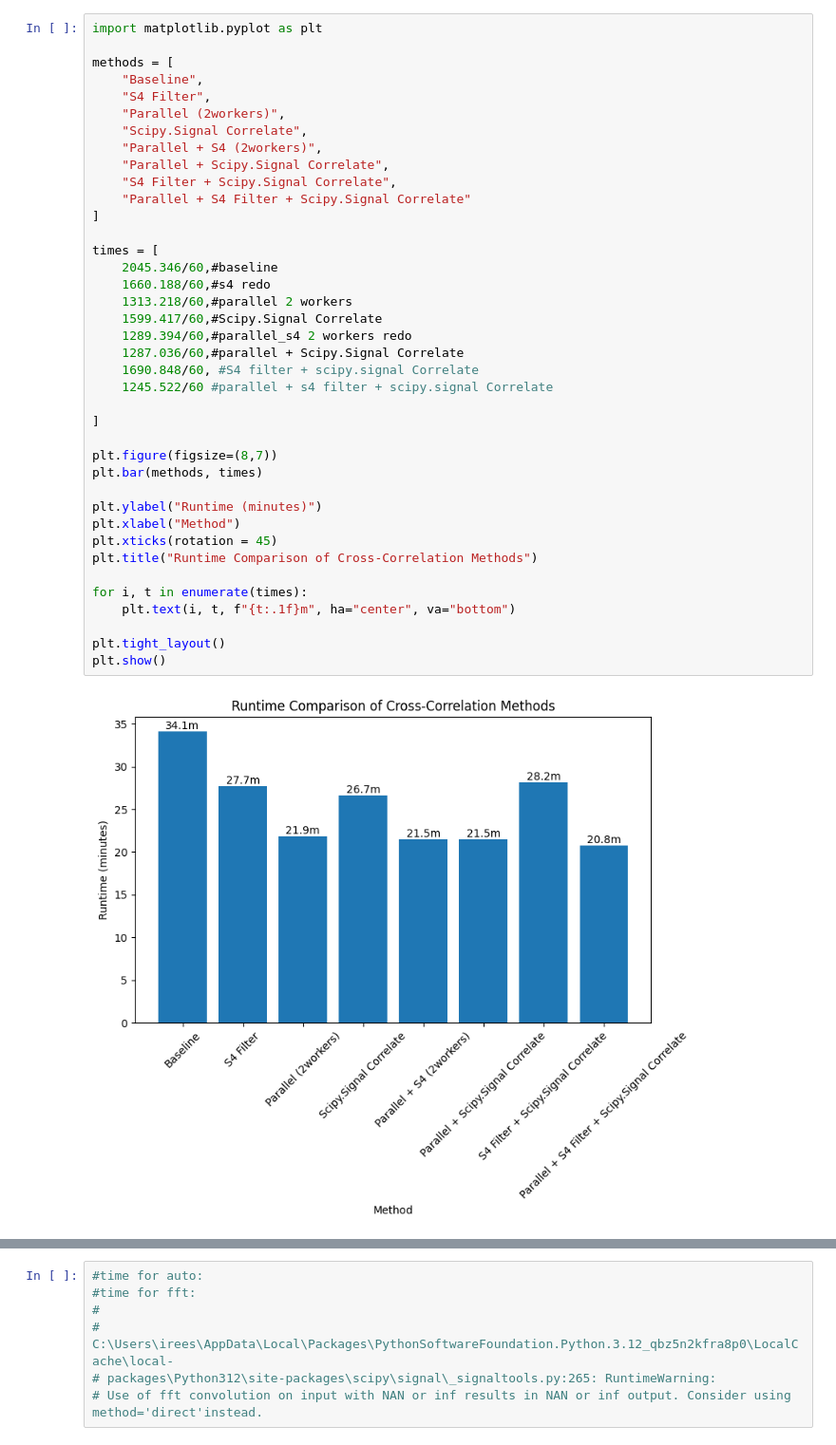
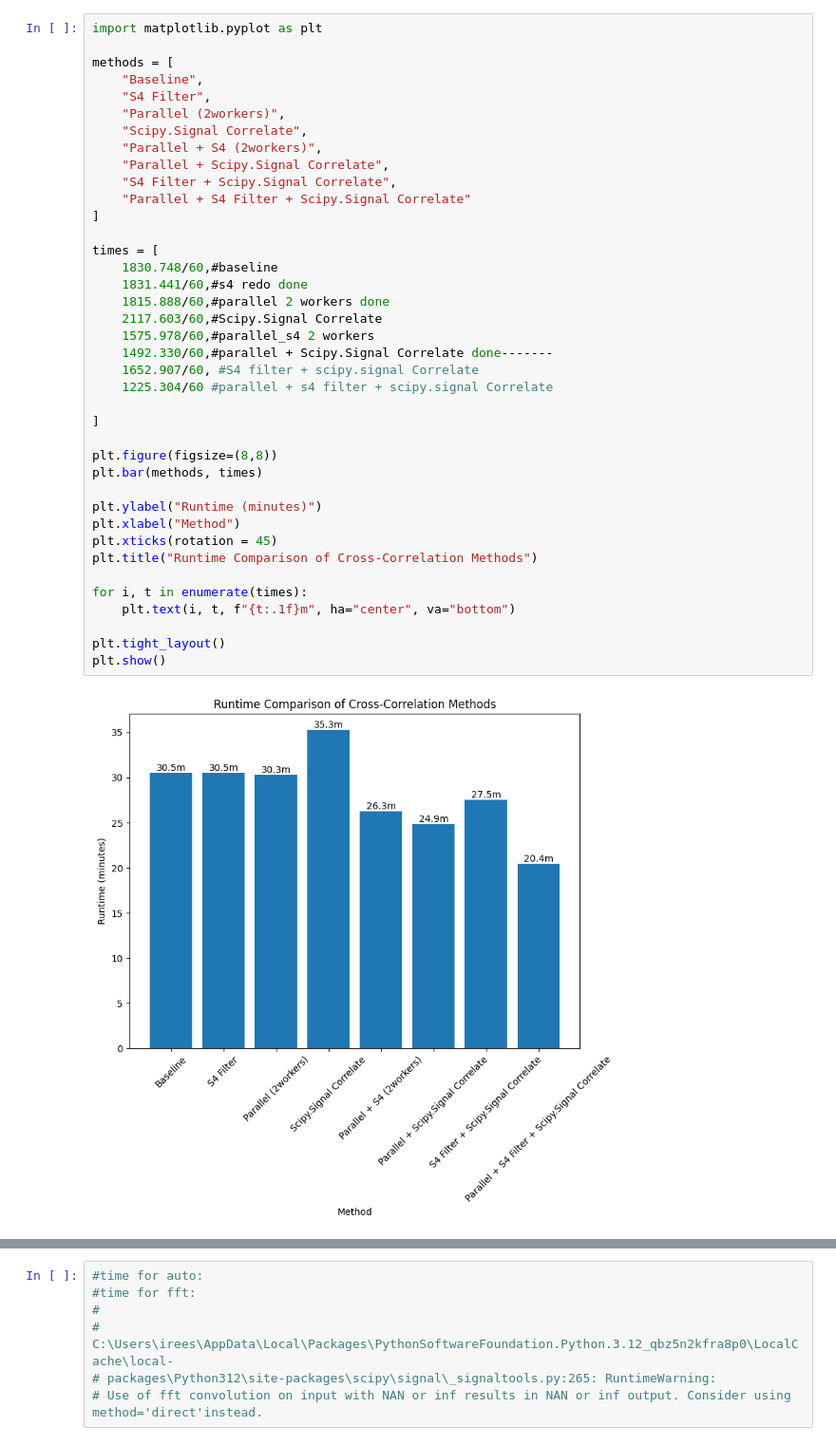
Before and after one commit to reeshabanumula/scintkit_summer, a Jupyter notebook: src/scintkit/space_receiver_processing/zzmethod_bar_chart.ipynb, the cells around one changed output, grey strips where cells are left out. Shown at 95% size. Saved outputs shown, nothing was run; the diff lists cells and outputs as text.

```diff
--- a/src/scintkit/space_receiver_processing/zzmethod_bar_chart.ipynb
+++ b/src/scintkit/space_receiver_processing/zzmethod_bar_chart.ipynb
@@ -2,43 +2,43 @@
 import matplotlib.pyplot as plt
 
 methods = [
     "Baseline",
     "S4 Filter",
     "Parallel (2workers)",
     "Scipy.Signal Correlate",
     "Parallel + S4 (2workers)",
     "Parallel + Scipy.Signal Correlate",
     "S4 Filter + Scipy.Signal Correlate",
     "Parallel + S4 Filter + Scipy.Signal Correlate"
 ]
 
 times = [
-    2045.346/60,#baseline
-    1660.188/60,#s4 redo
-    1313.218/60,#parallel 2 workers
-    1599.417/60,#Scipy.Signal Correlate
-    1289.394/60,#parallel_s4 2 workers redo
-    1287.036/60,#parallel + Scipy.Signal Correlate
-    1690.848/60, #S4 filter + scipy.signal Correlate
-    1245.522/60 #parallel + s4 filter + scipy.signal Correlate
+    1830.748/60,#baseline
+    1831.441/60,#s4 redo done
+    1815.888/60,#parallel 2 workers done
+    2117.603/60,#Scipy.Signal Correlate
+    1575.978/60,#parallel_s4 2 workers
+    1492.330/60,#parallel + Scipy.Signal Correlate done-------
+    1652.907/60, #S4 filter + scipy.signal Correlate
+    1225.304/60 #parallel + s4 filter + scipy.signal Correlate
 
 ]
 
-plt.figure(figsize=(8,7))
+plt.figure(figsize=(8,8))
 plt.bar(methods, times)
 
 plt.ylabel("Runtime (minutes)")
 plt.xlabel("Method")
 plt.xticks(rotation = 45)
 plt.title("Runtime Comparison of Cross-Correlation Methods")
 
 for i, t in enumerate(times):
     plt.text(i, t, f"{t:.1f}m", ha="center", va="bottom")
 
 plt.tight_layout()
 plt.show()
 # %% [output]
-[figure, old version]
+[figure, new version]
 # %%
 #baseline
 # Manually enter your times
```
Also changed, not shown: parts of 3 cells of this notebook, 12 other files.
